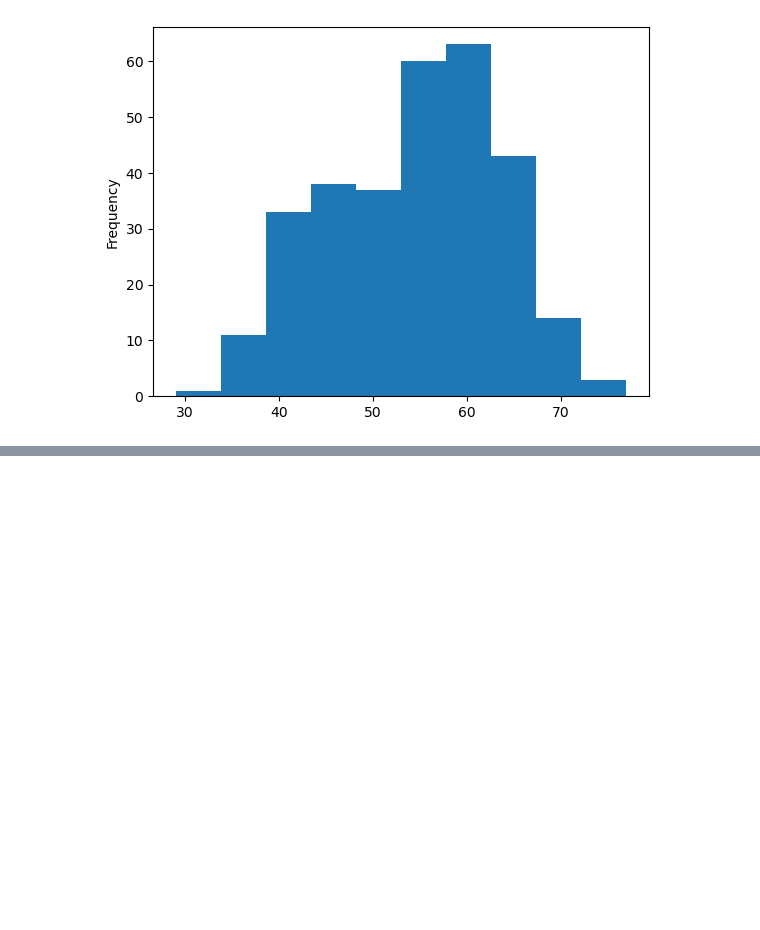
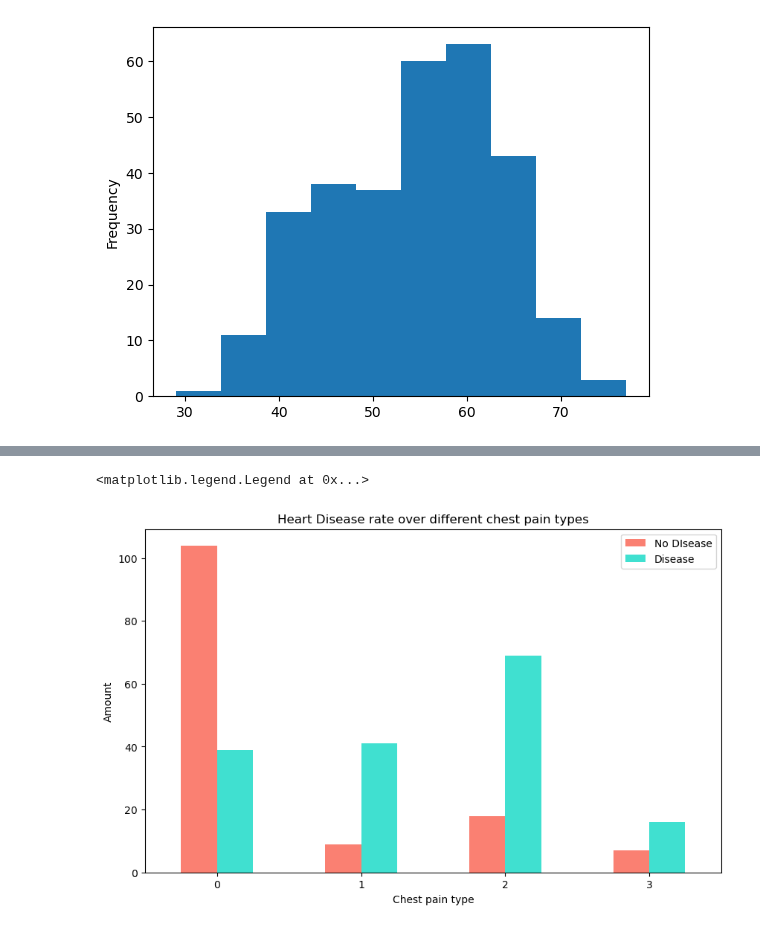
Before and after one commit to Ayush-2001-Dhanraj/heart_disease_classifier, a Jupyter notebook: index.ipynb, the cells around one changed output, grey strips where cells are left out. Cells and saved outputs as stored; diff of their text form; code cells hidden in the pictures; blank space fills up the shorter version.

```diff
--- a/index.ipynb
+++ b/index.ipynb
@@ -218,0 +241,14 @@ df.age.plot.hist()
+# %%
+pd.crosstab(df.cp, df.target).plot(
+    kind="bar",
+    figsize=(10, 6),
+    color=["salmon", "turquoise"]
+)
+plt.title("Heart Disease rate over different chest pain types")
+plt.xlabel("Chest pain type")
+plt.ylabel("Amount")
+plt.xticks(rotation=0)
+plt.legend(["No DIsease", "Disease"])
+# %% [output]
+<matplotlib.legend.Legend at 0x...>
+[figure, added]
```
Also changed, not shown: parts of 6 cells of this notebook.
